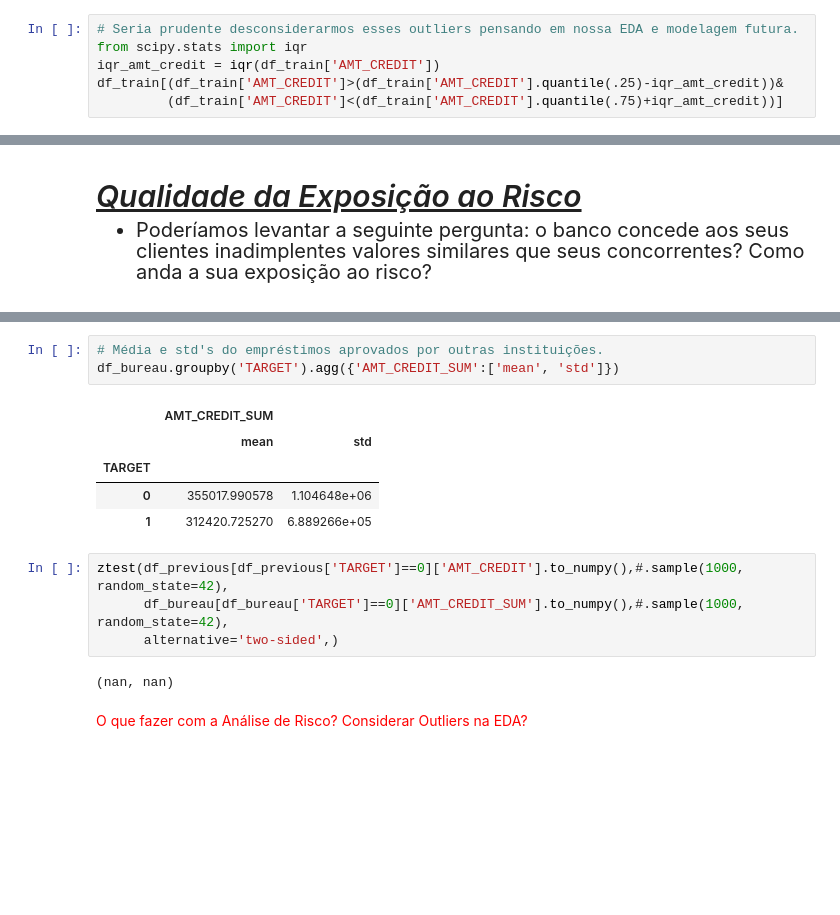
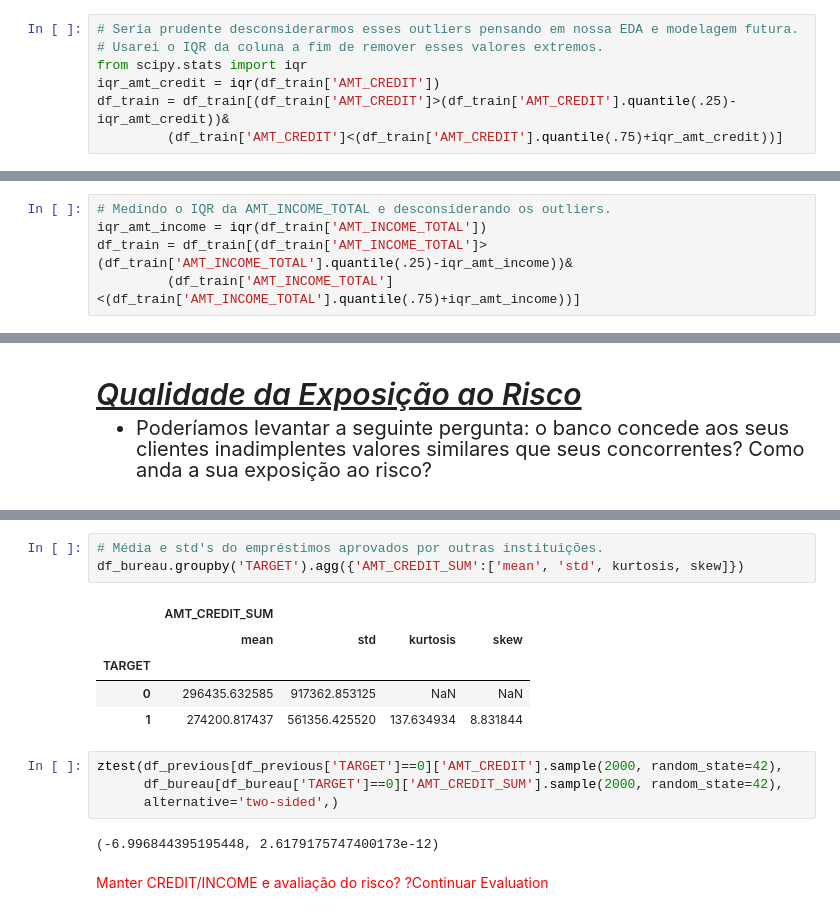
Before and after one commit to felipesveiga/home-loans, a Jupyter notebook: project/home-default.ipynb, the cells around one changed output, grey strips where cells are left out. Saved outputs shown, nothing was run; the diff lists cells and outputs as text; blank space fills up the shorter version.

```diff
--- a/project/home-default.ipynb
+++ b/project/home-default.ipynb
@@ -209,7 +210,8 @@ df_train.groupby('TARGET')['AMT_CREDIT'].agg([skew, kurtosis])
 | 1 | 1.333844 | 2.711417 |
 # %%
 # Seria prudente desconsiderarmos esses outliers pensando em nossa EDA e modelagem futura.
+# Usarei o IQR da coluna a fim de remover esses valores extremos.
 from scipy.stats import iqr
 iqr_amt_credit = iqr(df_train['AMT_CREDIT'])
-df_train[(df_train['AMT_CREDIT']>(df_train['AMT_CREDIT'].quantile(.25)-iqr_amt_credit))&
+df_train = df_train[(df_train['AMT_CREDIT']>(df_train['AMT_CREDIT'].quantile(.25)-iqr_amt_credit))&
          (df_train['AMT_CREDIT']<(df_train['AMT_CREDIT'].quantile(.75)+iqr_amt_credit))]
@@ -229,0 +267,5 @@ df_train[(df_train['AMT_CREDIT']>(df_train['AMT_CREDIT'].quantile(.25)-iqr_amt_c
+# %%
+# Medindo o IQR da AMT_INCOME_TOTAL e desconsiderando os outliers.
+iqr_amt_income = iqr(df_train['AMT_INCOME_TOTAL'])
+df_train = df_train[(df_train['AMT_INCOME_TOTAL']>(df_train['AMT_INCOME_TOTAL'].quantile(.25)-iqr_amt_income))&
+         (df_train['AMT_INCOME_TOTAL']<(df_train['AMT_INCOME_TOTAL'].quantile(.75)+iqr_amt_income))]
@@ -492,17 +561,17 @@ df_previous_approved#.groupby('TARGET').agg({'AMT_CREDIT':['mean', 'std']})
 # %%
 # Média e std's do empréstimos aprovados por outras instituições.
-df_bureau.groupby('TARGET').agg({'AMT_CREDIT_SUM':['mean', 'std']})
+df_bureau.groupby('TARGET').agg({'AMT_CREDIT_SUM':['mean', 'std', kurtosis, skew]})
 # %% [output]
-|  | AMT_CREDIT_SUM |  |
-|  | mean | std |
-| TARGET |  |  |
-| 0 | 355017.990578 | 1.104648e+06 |
-| 1 | 312420.725270 | 6.889266e+05 |
+|  | AMT_CREDIT_SUM |  |  |  |
+|  | mean | std | kurtosis | skew |
+| TARGET |  |  |  |  |
+| 0 | 296435.632585 | 917362.853125 | NaN | NaN |
+| 1 | 274200.817437 | 561356.425520 | 137.634934 | 8.831844 |
 # %%
-ztest(df_previous[df_previous['TARGET']==0]['AMT_CREDIT'].to_numpy(),#.sample(1000, random_state=42),
-      df_bureau[df_bureau['TARGET']==0]['AMT_CREDIT_SUM'].to_numpy(),#.sample(1000, random_state=42),
+ztest(df_previous[df_previous['TARGET']==0]['AMT_CREDIT'].sample(2000, random_state=42),
+      df_bureau[df_bureau['TARGET']==0]['AMT_CREDIT_SUM'].sample(2000, random_state=42),
       alternative='two-sided',)
 # %% [output]
-(nan, nan)
+(-6.996844395195448, 2.6179175747400173e-12)
-# %% [markdown]
-<p style='color:red'> O que fazer com a Análise de Risco? Considerar Outliers na EDA?</p>
+# %% [markdown]
+<p style='color:red'> Manter CREDIT/INCOME e avaliação do risco? ?Continuar Evaluation</p>
```
Also changed, not shown: parts of 19 cells of this notebook.
